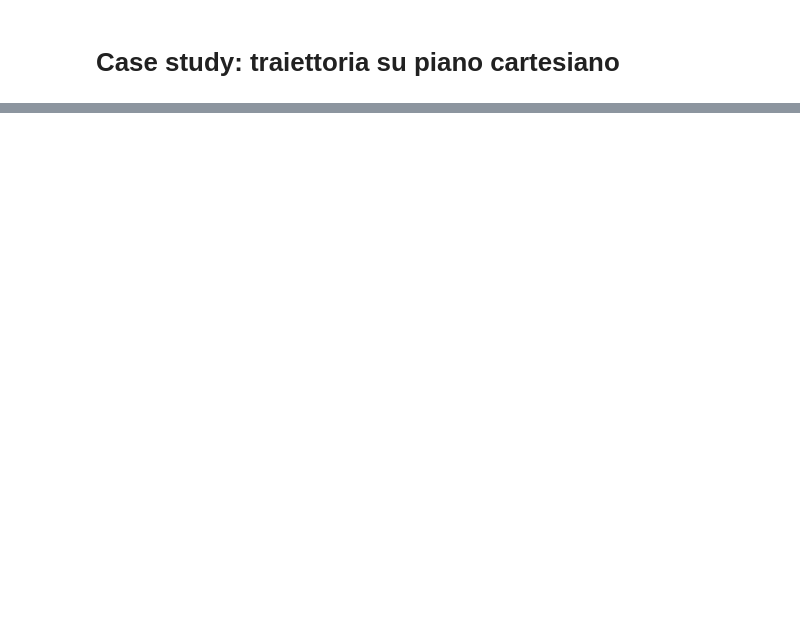
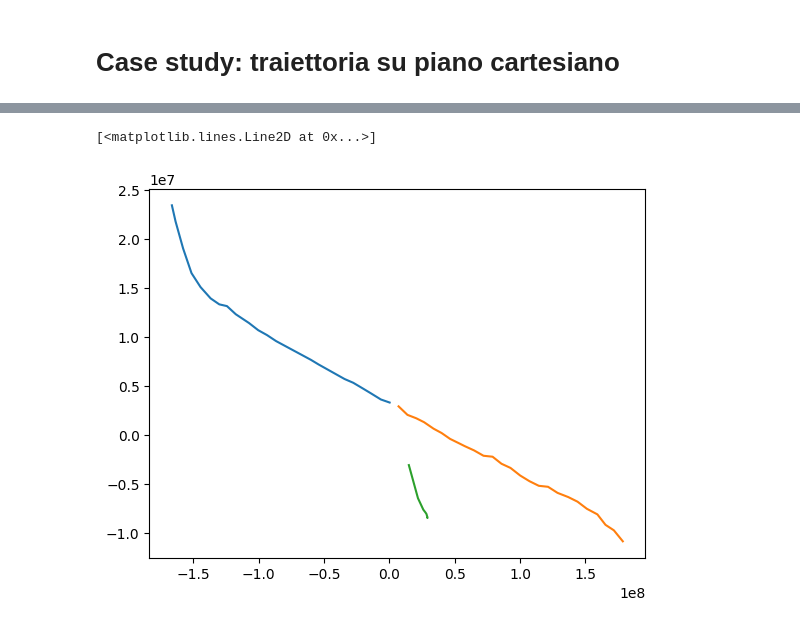
Before and after one commit to matteraggi/maritimeAIS, a Jupyter notebook: TrainingAIS.ipynb, the cells around one changed output, grey strips where cells are left out. Saved outputs shown, nothing was run; the diff lists cells and outputs as text; code cells hidden in the pictures; blank space fills up the shorter version.

```diff
--- a/TrainingAIS.ipynb
+++ b/TrainingAIS.ipynb
@@ -1039,0 +797,16 @@ plot_multistep_case_study(model, df_test, owners_test, X_test, i)
+# %%
+X_i = torch.tensor(X_test[i:i+1], dtype=torch.float32)
+with torch.no_grad():
+    pred_seq = model(X_i).cpu().numpy()[0]   # → shape (future_len, 2)
+pred_seq_denorm = denorm_xy(pred_seq)
+# %%
+hist_abs   = denorm_xy(X_test[i][:, :2])
+future_abs = denorm_xy(y_test[i])
+pred_abs   = denorm_xy(pred_seq)
+
+plt.plot(hist_abs[:,0],   hist_abs[:,1])
+plt.plot(future_abs[:,0], future_abs[:,1])
+plt.plot(pred_abs[:,0],   pred_abs[:,1])
+# %% [output]
+[<matplotlib.lines.Line2D at 0x...>]
+[figure, added]
```
Also changed, not shown: parts of 20 cells of this notebook.
